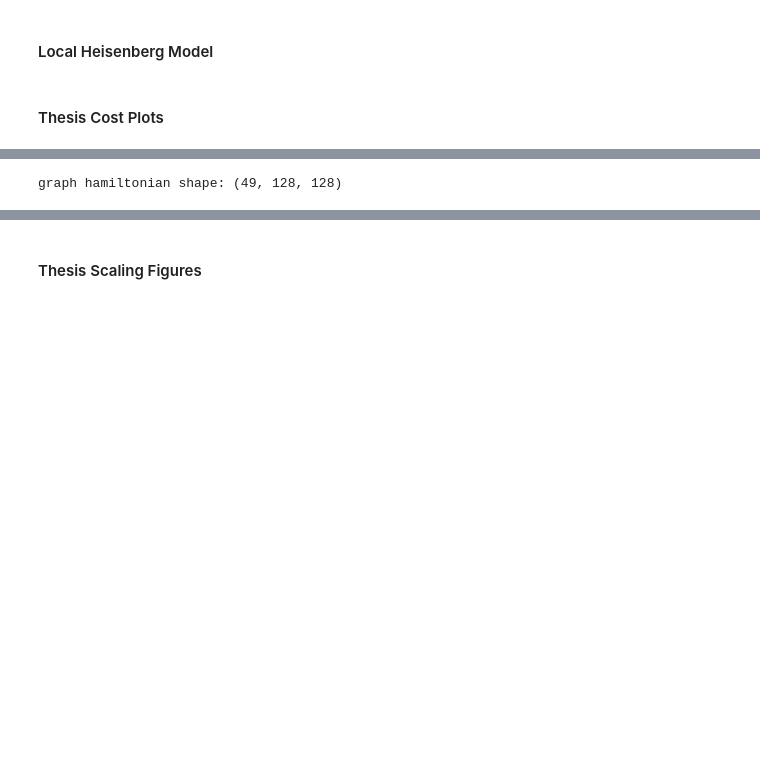
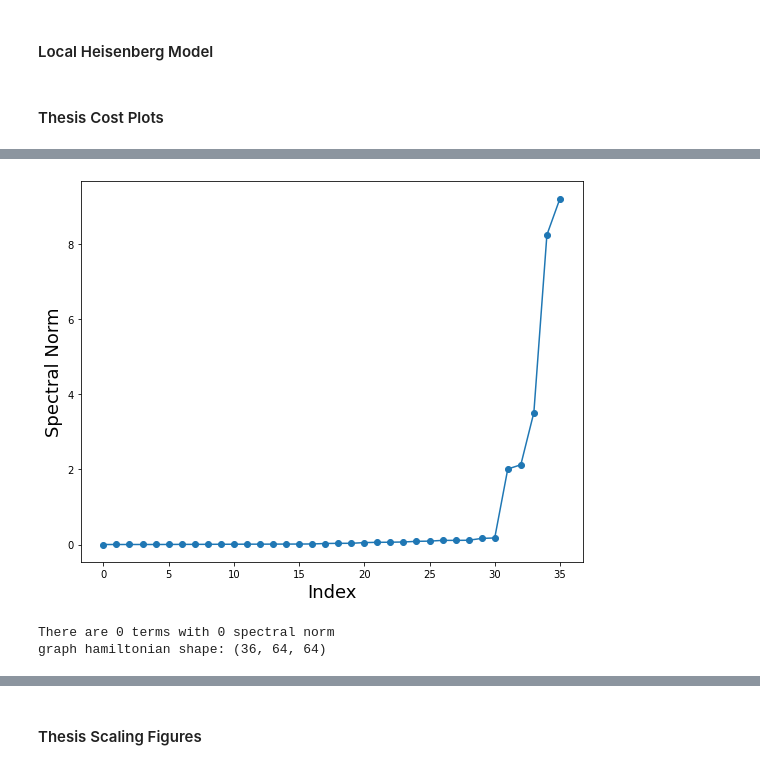
Before and after one commit to mattp97/Trotter-Qdrift-Simulation, a Jupyter notebook: Hybridized Simulation Jellium.ipynb, the cells around one changed output, grey strips where cells are left out. Saved outputs shown, nothing was run; the diff lists cells and outputs as text; code cells hidden in the pictures; blank space fills up the shorter version.

```diff
--- a/Hybridized Simulation Jellium.ipynb
+++ b/Hybridized Simulation Jellium.ipynb
@@ -146,14 +217,19 @@ def heisenberg_hamiltonian(length, b_field, rng_seed):
 # %%
 #non-local
-graph_hamiltonian_list = graph_hamiltonian(7, 1, 1)
-print("graph hamiltonian shape: " +str(graph_hamiltonian_list.shape))
-sim = CompositeSim(graph_hamiltonian_list, inner_order=1, outer_order=1, nb=1, state_rand=True, exact_qd=True, use_density_matrices=True)
-trotter1 = CompositeSim(graph_hamiltonian_list, inner_order=1, outer_order=1, nb=1, state_rand=True, exact_qd=True, use_density_matrices=True)
-trotter2 = CompositeSim(graph_hamiltonian_list, inner_order=2, outer_order=1, nb=1, state_rand=True, exact_qd=True, use_density_matrices=True)
-qdrift = CompositeSim(graph_hamiltonian_list, inner_order=1, outer_order=1, nb=1, state_rand=True, exact_qd=True, use_density_matrices=True)
+# graph_hamiltonian_list = graph_hamiltonian(3, 2, 1)
+# #graph_hamiltonian_list = jellium_hamiltonian(dimensions=1, length=6)
+# ham_spec(graph_hamiltonian_list)
+# print("graph hamiltonian shape: " +str(graph_hamiltonian_list.shape))
+# sim = CompositeSim(graph_hamiltonian_list, inner_order=1, outer_order=1, nb=1, state_rand=True, exact_qd=True, use_density_matrices=True)
+# trotter1 = CompositeSim(graph_hamiltonian_list, inner_order=1, outer_order=1, nb=1, state_rand=True, exact_qd=True, use_density_matrices=True)
+# trotter2 = CompositeSim(graph_hamiltonian_list, inner_order=2, outer_order=1, nb=1, state_rand=True, exact_qd=True, use_density_matrices=True)
+# qdrift = CompositeSim(graph_hamiltonian_list, inner_order=1, outer_order=1, nb=1, state_rand=True, exact_qd=True, use_density_matrices=True)
 # if np.array_equal(sim.initial_state, trotter1.initial_state) == True:
 #     print("yes!")
+#ham_spec(graph_hamiltonian_list)
 # %% [output]
+[figure, added]
-graph hamiltonian shape: (49, 128, 128)
+There are 0 terms with 0 spectral norm
+graph hamiltonian shape: (36, 64, 64)
 # %%
 #time evolution
```
Also changed, not shown: parts of 13 cells of this notebook, 4 other files.
